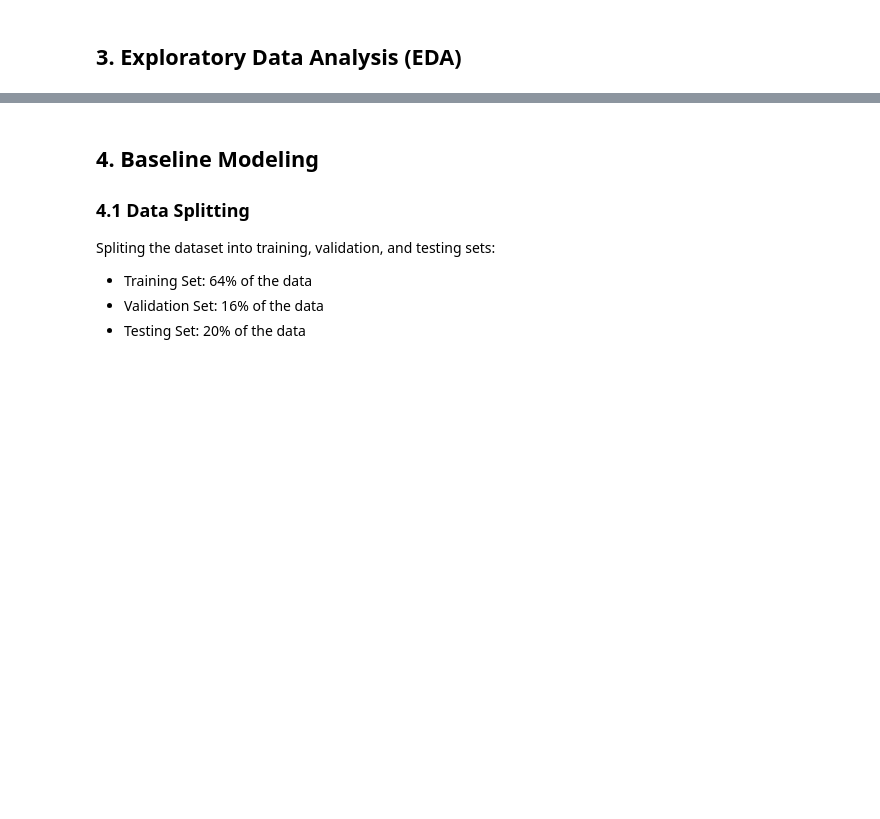
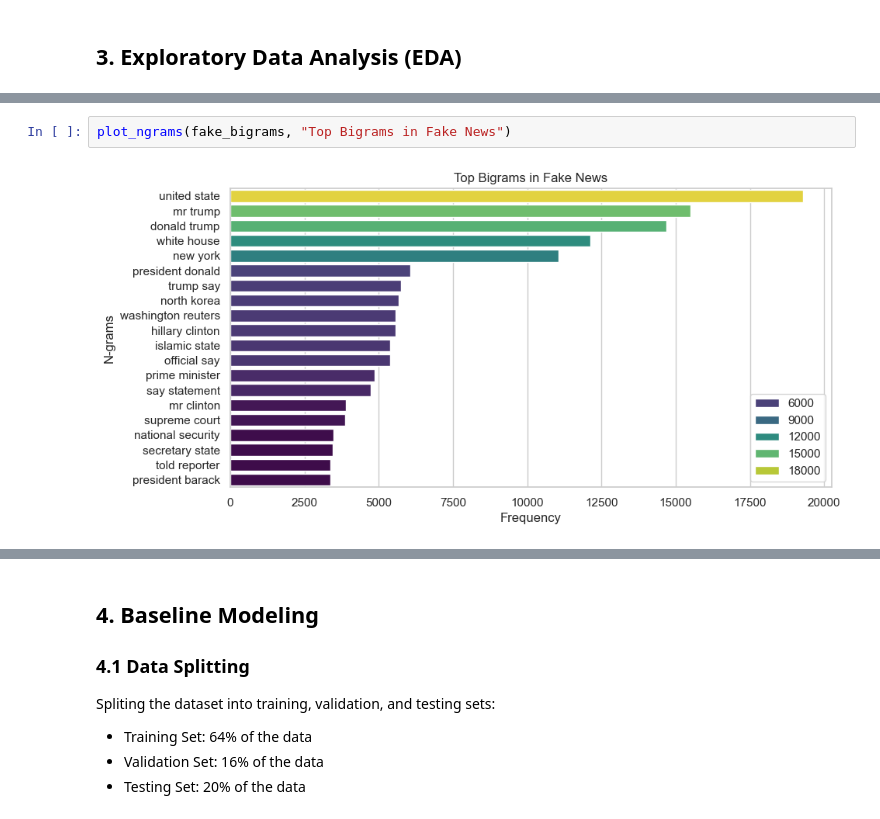
Before and after one commit to yasmine-11/FP-Fake-News-Detection, a Jupyter notebook: Fake-News-Detection.ipynb, the cells around one changed output, grey strips where cells are left out. Drawn from its saved outputs; the diff is of its cells as text; blank space fills up the shorter version.

```diff
--- a/Fake-News-Detection.ipynb
+++ b/Fake-News-Detection.ipynb
@@ -766,0 +823,4 @@ plt.show()
+# %%
+plot_ngrams(fake_bigrams, "Top Bigrams in Fake News")
+# %% [output]
+[figure, added]
```
Also changed, not shown: parts of 20 cells of this notebook.
